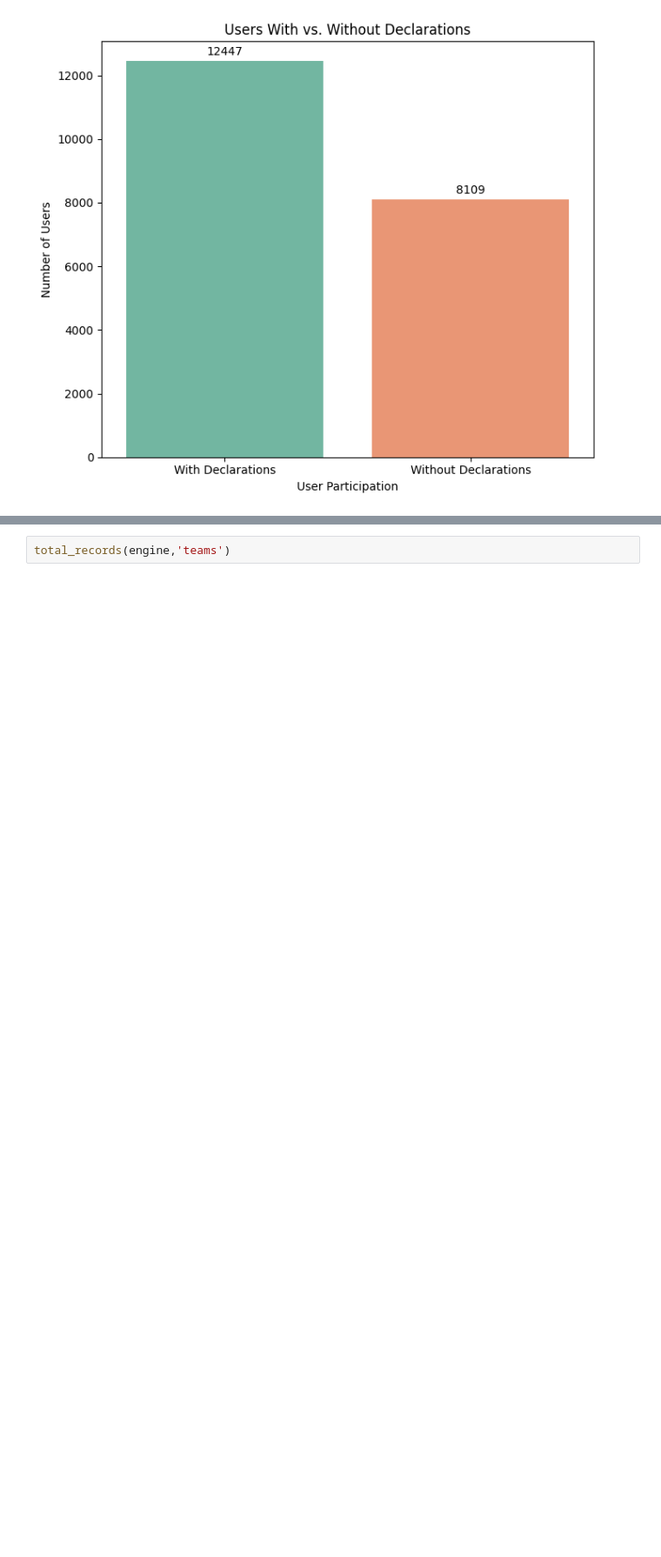
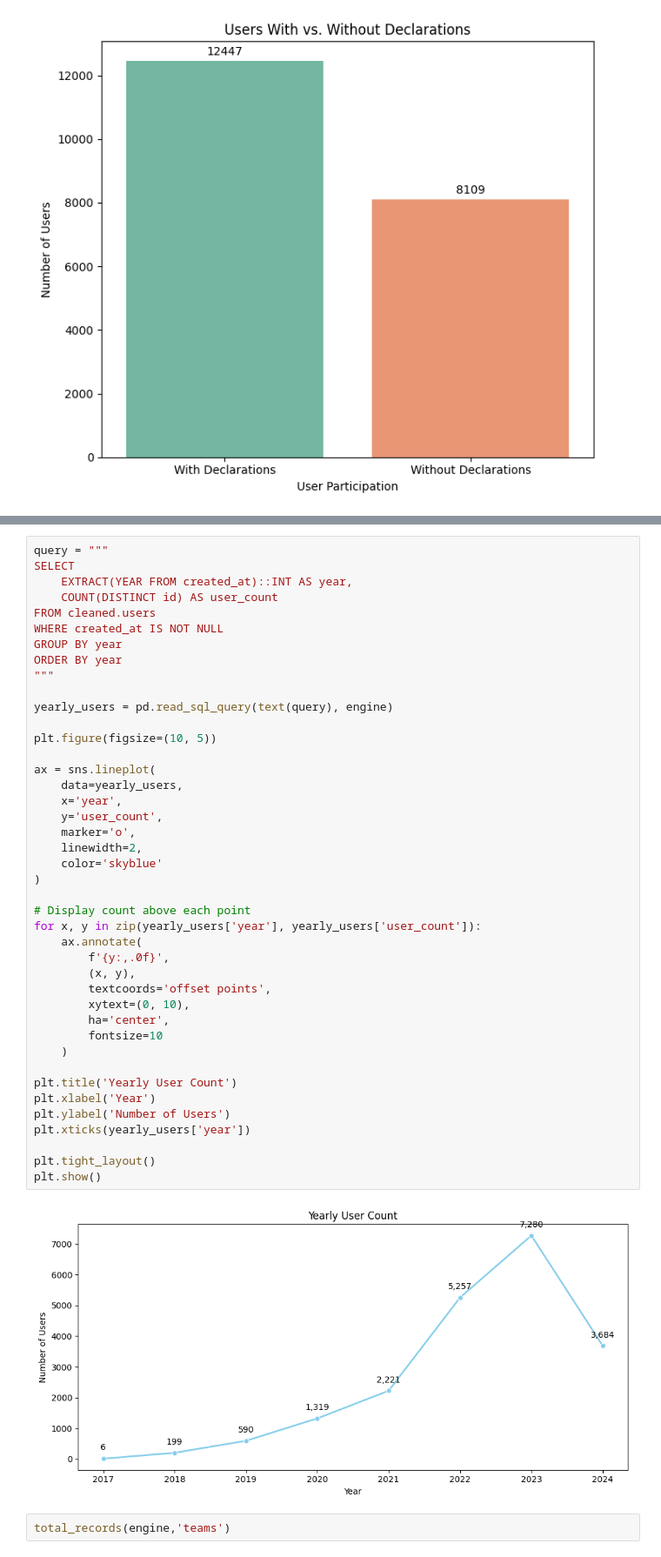
Before and after one commit to vimalraj73/Grizzley-Project-Operations-and-Resource-Utilization-Analysis, a Jupyter notebook: Main/EDA.ipynb, the cells around one changed output, grey strips where cells are left out. Shown at 87% size. Saved outputs shown, nothing was run; the diff lists cells and outputs as text; blank space fills up the shorter version.

```diff
--- a/Main/EDA.ipynb
+++ b/Main/EDA.ipynb
@@ -104,6 +104,50 @@ team_distribution.head(10)
 | 7 | a389ed27-7e2e-412b-97ae-2ff39c5b5808 | 167 |
 | 8 | f6c5913f-3648-494a-85e3-ae13ba860b9a | 154 |
 | 9 | db97c470-86c1-4238-830c-de416d9553dc | 135 |
+# %%
+query = """
+SELECT
+    EXTRACT(YEAR FROM created_at)::INT AS year,
+    COUNT(DISTINCT id) AS user_count
+FROM cleaned.users
+WHERE created_at IS NOT NULL
+GROUP BY year
+ORDER BY year
+"""
+
+yearly_users = pd.read_sql_query(text(query), engine)
+
+plt.figure(figsize=(10, 5))
+
+ax = sns.lineplot(
+    data=yearly_users,
+    x='year',
+    y='user_count',
+    marker='o',
+    linewidth=2,
+    color='skyblue'
+)
+
+# Display count above each point
+for x, y in zip(yearly_users['year'], yearly_users['user_count']):
+    ax.annotate(
+        f'{y:,.0f}',
+        (x, y),
+        textcoords='offset points',
+        xytext=(0, 10),
+        ha='center',
+        fontsize=10
+    )
+
+plt.title('Yearly User Count')
+plt.xlabel('Year')
+plt.ylabel('Number of Users')
+plt.xticks(yearly_users['year'])
+
+plt.tight_layout()
+plt.show()
+# %% [output]
+[figure, added]
 # %%
 total_records(engine,'teams')
 # %% [output]
```
Also changed, not shown: parts of 7 cells of this notebook.
